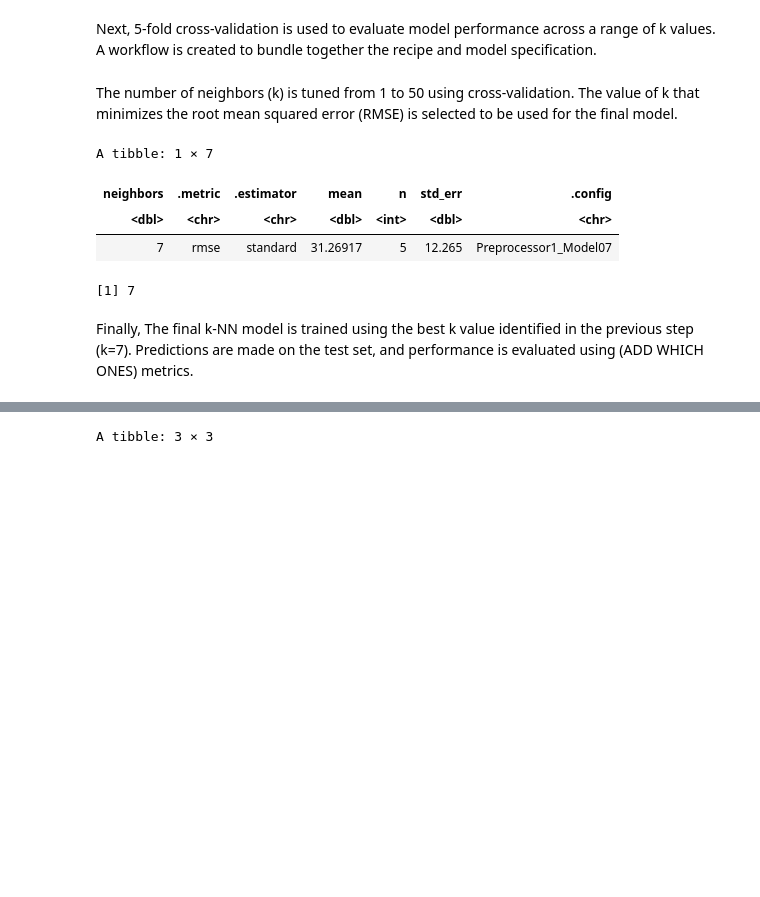
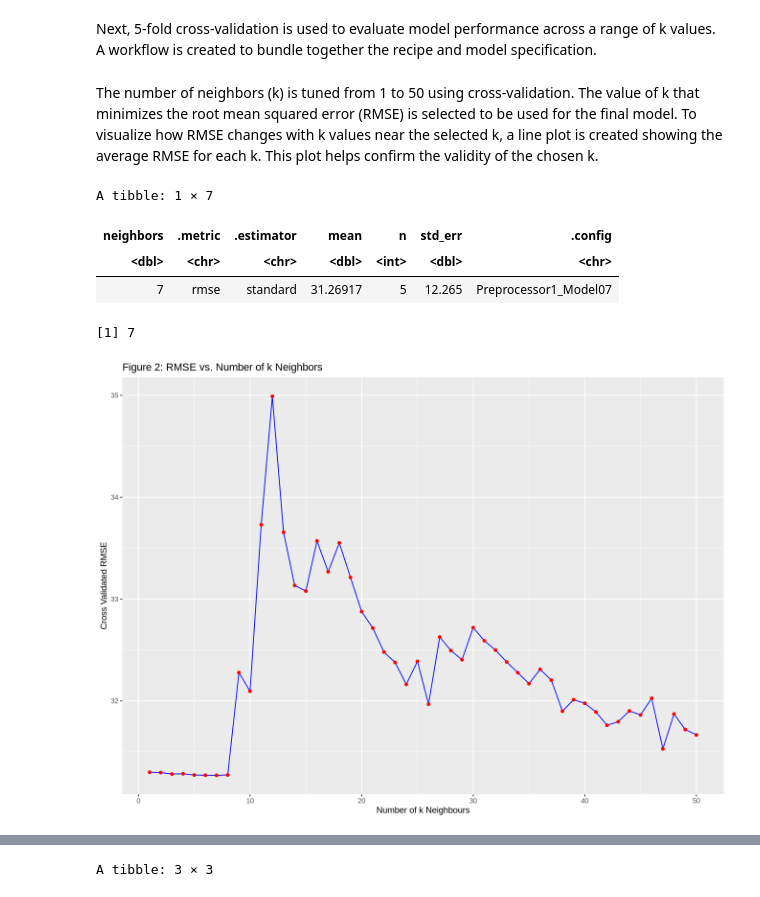
Before and after one commit to bhxxmika/DSCI-Group-Project-, a Jupyter notebook: Group_project.ipynb, the cells around one changed output, grey strips where cells are left out. Drawn from its saved outputs; the diff is of its cells as text; code cells hidden in the pictures; blank space fills up the shorter version.

```diff
--- a/Group_project.ipynb
+++ b/Group_project.ipynb
@@ -225,33 +243,39 @@ knn_workflow <- workflow() |>
              add_recipe(knn_recipe) |>
              add_model(knn_spec)
 # %% [markdown]
-The number of neighbors (k) is tuned from 1 to 50 using cross-validation. The value of k that minimizes the root mean squared error (RMSE) is selected to be used for the final model.
+The number of neighbors (k) is tuned from 1 to 50 using cross-validation. The value of k that minimizes the root mean squared error (RMSE) is selected to be used for the final model. To visualize how RMSE changes with k values near the selected k, a line plot is created showing the average RMSE for each k. This plot helps confirm the validity of the chosen k.
 # %%
 #set seed for reproducibility
 set.seed(2000)
 
 # Define a grid of k values to try
 k_values <- tibble(neighbors = seq(from = 1, to = 50, by = 1))
 
 
 # Perform grid search over k values using cross-validation
 knn_results <- knn_workflow |>
                 tune_grid(resamples = knn_vfold, grid = k_values) |>
                 collect_metrics()
 
 # Identify the k value with the lowest RMSE
 knn_min <- knn_results |>
             filter(.metric == "rmse") |>
             filter(mean == min(mean))
 knn_min #FOUND THAT 7 IS THE BEST K VAL
 knn_min_val <- knn_min |>
                 pull(neighbors)
 knn_min_val
+#Filter to only include RMSE results and plot RMSE vs. k
+rmse_results<-knn_results|>
+    filter(.metric=="rmse")
+ggplot(rmse_results, aes(x=neighbors, y=mean))+
+    geom_line(color="blue")+
+    geom_point(color="red")+
+    labs(x="Number of k Neighbours", y="Cross Validated RMSE", title="Figure 2: RMSE vs. Number of k Neighbors")
 # %% [output]
 A tibble: 1 × 7
 | neighbors | .metric | .estimator | mean | n | std_err | .config |
 | <dbl> | <chr> | <chr> | <dbl> | <int> | <dbl> | <chr> |
 | 7 | rmse | standard | 31.26917 | 5 | 12.265 | Preprocessor1_Model07 |
 [1] 7
+[figure, added]
-# %% [markdown]
-Finally, The final k-NN model is trained using the best k value identified in the previous step (k=7). Predictions are made on the test set, and performance is evaluated using (ADD WHICH ONES) metrics.
```
Also changed, not shown: parts of 8 cells of this notebook.
